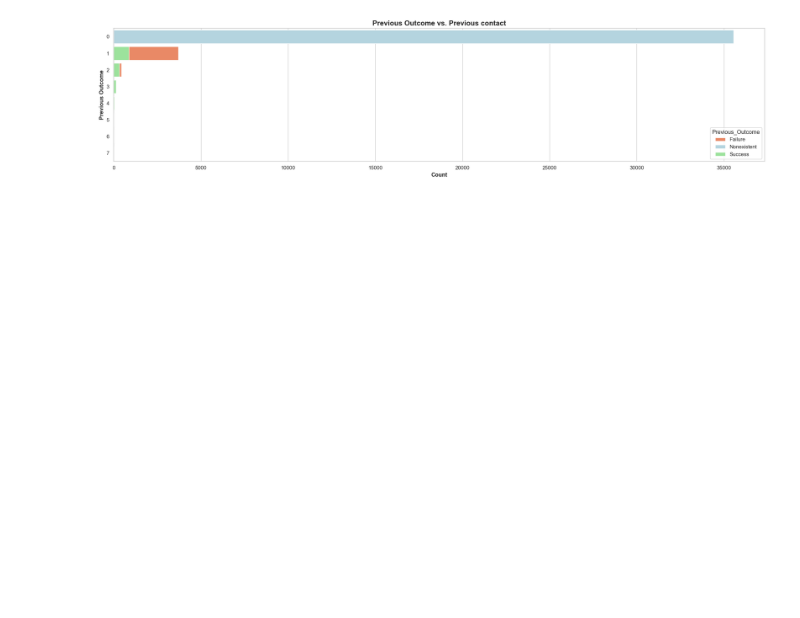
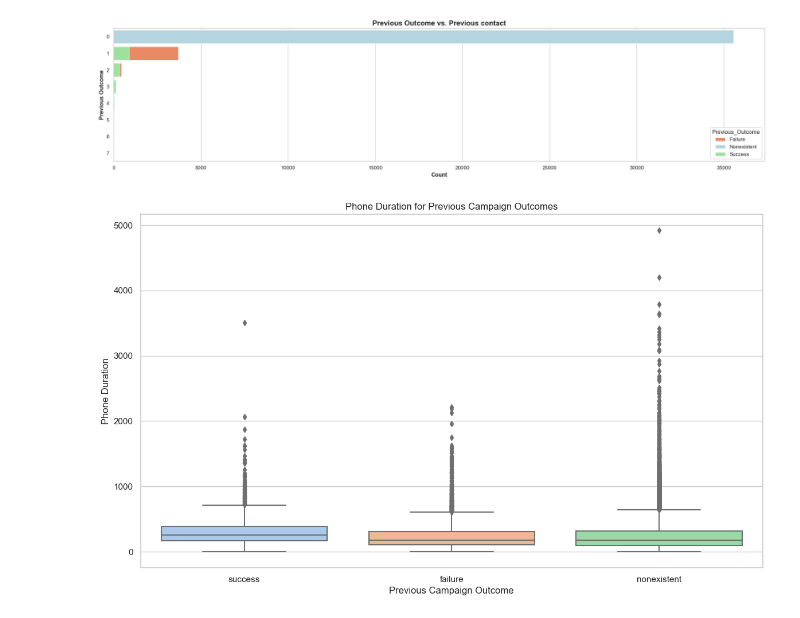
Before and after one commit to envaldy/Tim_Alpha_Finpro, a Jupyter notebook: Tim_Alpha_Finpro.ipynb, the cells around one changed output. Drawn from its saved outputs; the diff is of its cells as text; code cells hidden in the pictures; blank space fills up the shorter version.

```diff
--- a/Tim_Alpha_Finpro.ipynb
+++ b/Tim_Alpha_Finpro.ipynb
@@ -516,3 +461,12 @@ plt.tight_layout()
 plt.show()
 # %% [output]
 [figure]
+# %%
+plt.figure(figsize=(14, 8))
+sns.boxplot(x='poutcome', y='duration', data=df, order=['success', 'failure', 'nonexistent'])
+plt.title('Phone Duration for Previous Campaign Outcomes')
+plt.xlabel('Previous Campaign Outcome')
+plt.ylabel('Phone Duration')
+plt.show()
+# %% [output]
+[figure, added]
```
Also changed, not shown: parts of 10 cells of this notebook.
